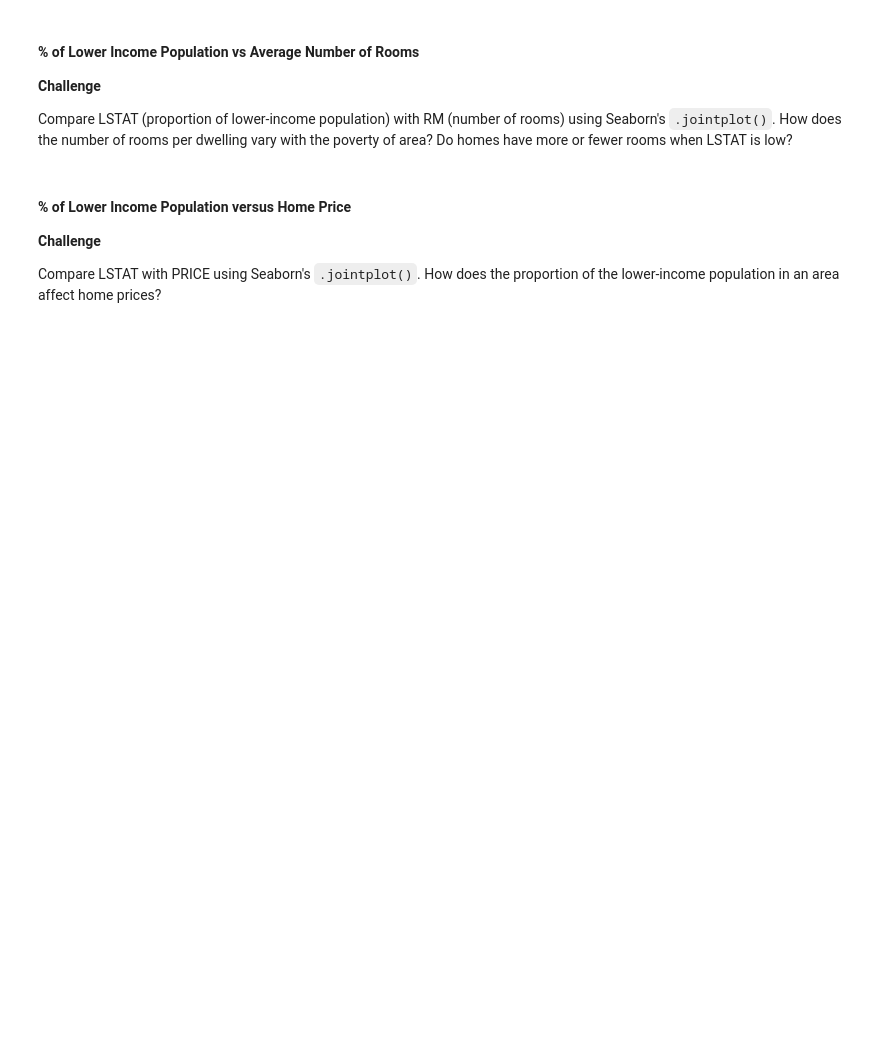
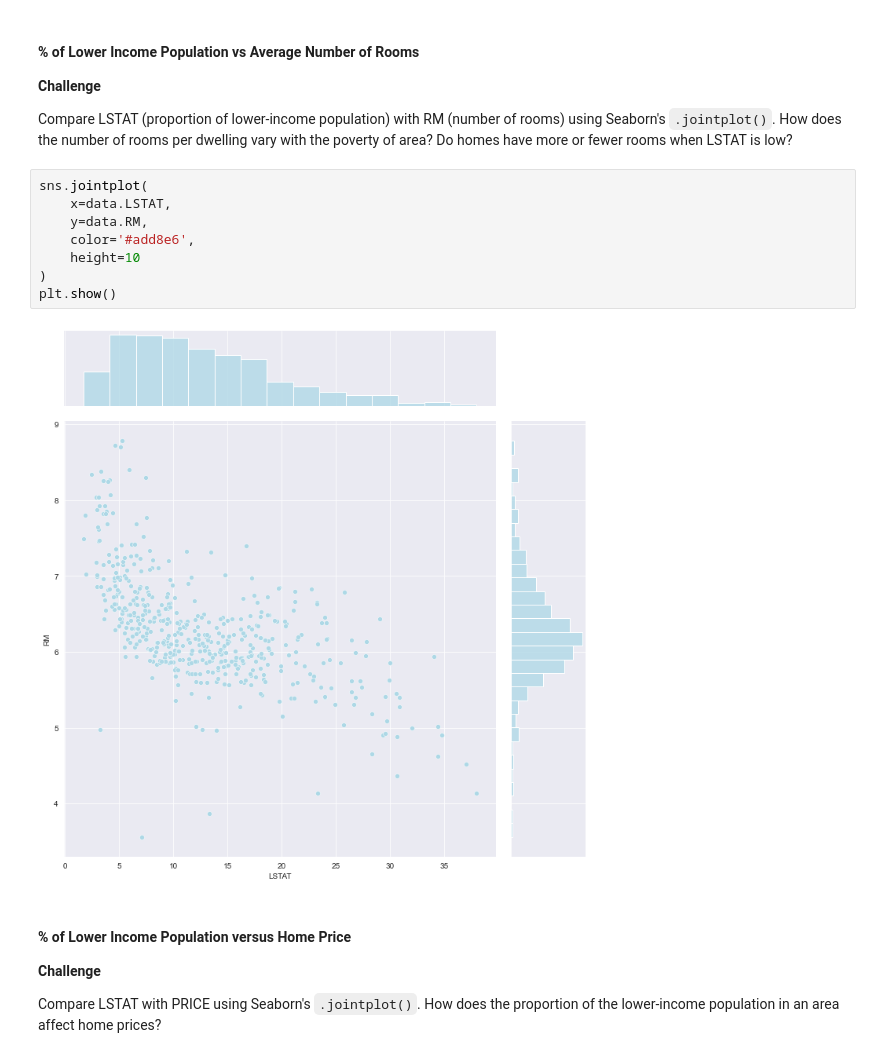
Before and after one commit to krook98/Multivariable_Resgression_And_Valuation_Model, a Jupyter notebook: Multivariable_Regression_and_Valuation_Model_(start).ipynb, the cells around one changed output. Drawn from its saved outputs; the diff is of its cells as text; blank space fills up the shorter version.

```diff
--- a/Multivariable_Regression_and_Valuation_Model_(start).ipynb
+++ b/Multivariable_Regression_and_Valuation_Model_(start).ipynb
@@ -307,6 +334,16 @@ Compare INDUS (the proportion of non-retail industry i.e., factories) with NOX (
 **Challenge**
 
 Compare LSTAT (proportion of lower-income population) with RM (number of rooms) using Seaborn's `.jointplot()`. How does the number of rooms per dwelling vary with the poverty of area? Do homes have more or fewer rooms when LSTAT is low?
+# %%
+sns.jointplot(
+    x=data.LSTAT,
+    y=data.RM,
+    color='#add8e6',
+    height=10
+)
+plt.show()
+# %% [output]
+[figure, added]
 # %% [markdown]
 #### % of Lower Income Population versus Home Price
 
```
Also changed, not shown: parts of 6 cells of this notebook.
